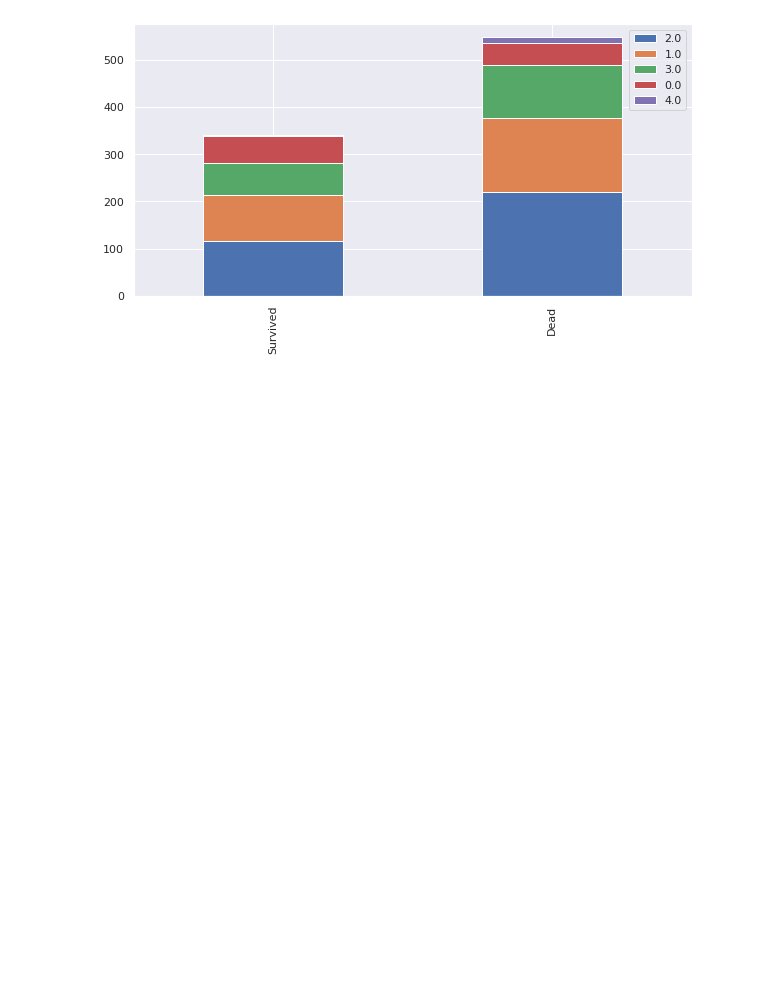
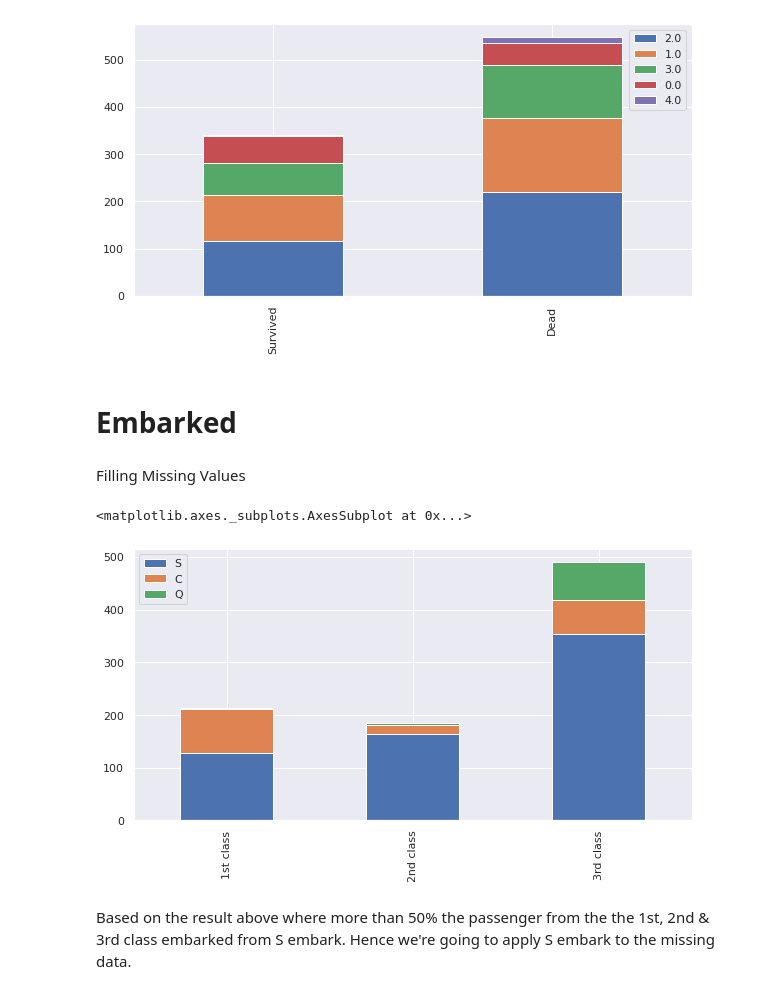
Before and after one commit to felstuff/BackToBasic, a Jupyter notebook: Titanic_Solution_with_MinSuk_Heo.ipynb, the cells around one changed output. Drawn from its saved outputs; the diff is of its cells as text; code cells hidden in the pictures; blank space fills up the shorter version.

Commit message:
Feature Engineering for Embarked only

```diff
--- a/Titanic_Solution_with_MinSuk_Heo.ipynb
+++ b/Titanic_Solution_with_MinSuk_Heo.ipynb
@@ -488,3 +488,19 @@ test.head()
 bar_chart("Age")
 # %% [output]
 [figure]
+# %% [markdown]
+# **Embarked**
+# %% [markdown]
+Filling Missing Values
+# %%
+Pclass1 = train[train["Pclass"]==1]["Embarked"].value_counts()
+Pclass2 = train[train["Pclass"]==2]["Embarked"].value_counts()
+Pclass3 = train[train["Pclass"]==3]["Embarked"].value_counts()
+df = pd.DataFrame([Pclass1,Pclass2, Pclass3])
+df.index = ['1st class','2nd class', '3rd class']
+df.plot(kind='bar',stacked=True,figsize=(10,5))
+# %% [output]
+<matplotlib.axes._subplots.AxesSubplot at 0x...>
+[figure, added]
+# %% [markdown]
+Based on the result above where more than 50% the passenger from the the 1st, 2nd & 3rd class embarked from S embark. Hence we're going to apply S embark to the missing data.
```
Also changed, not shown: parts of 5 cells of this notebook.
